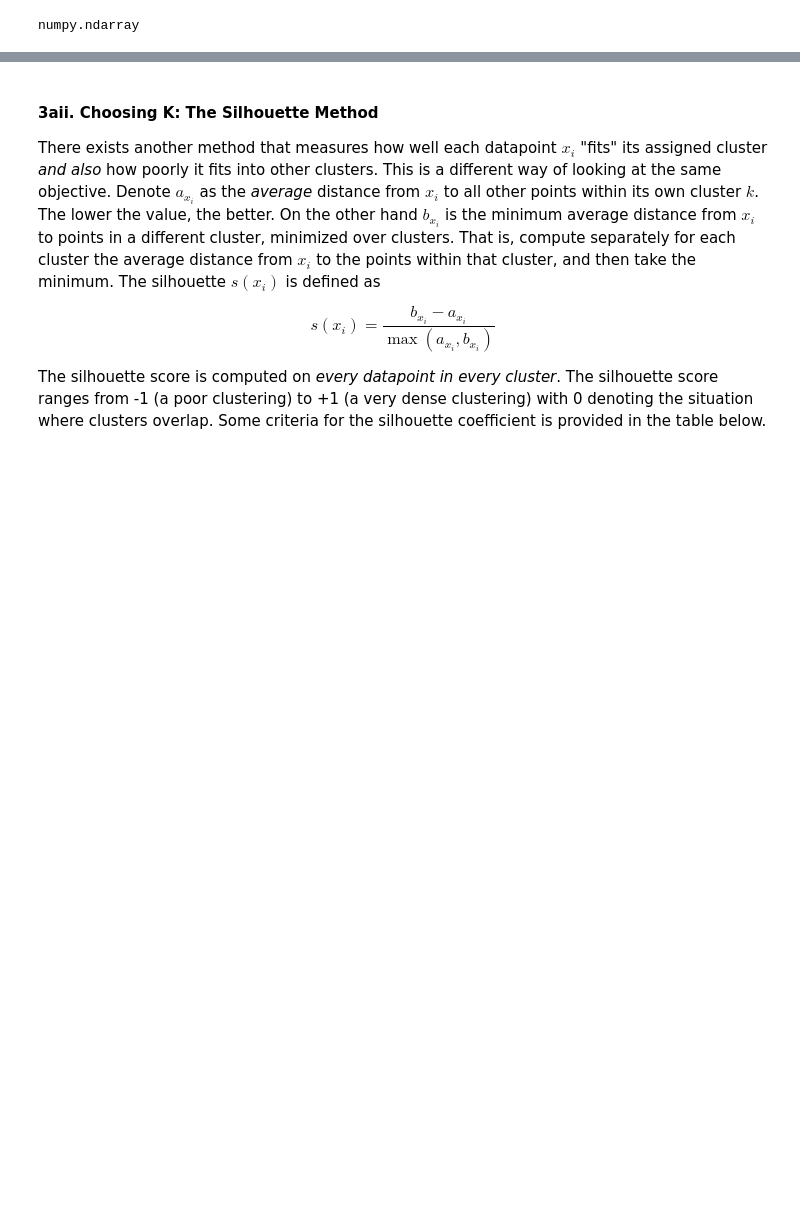
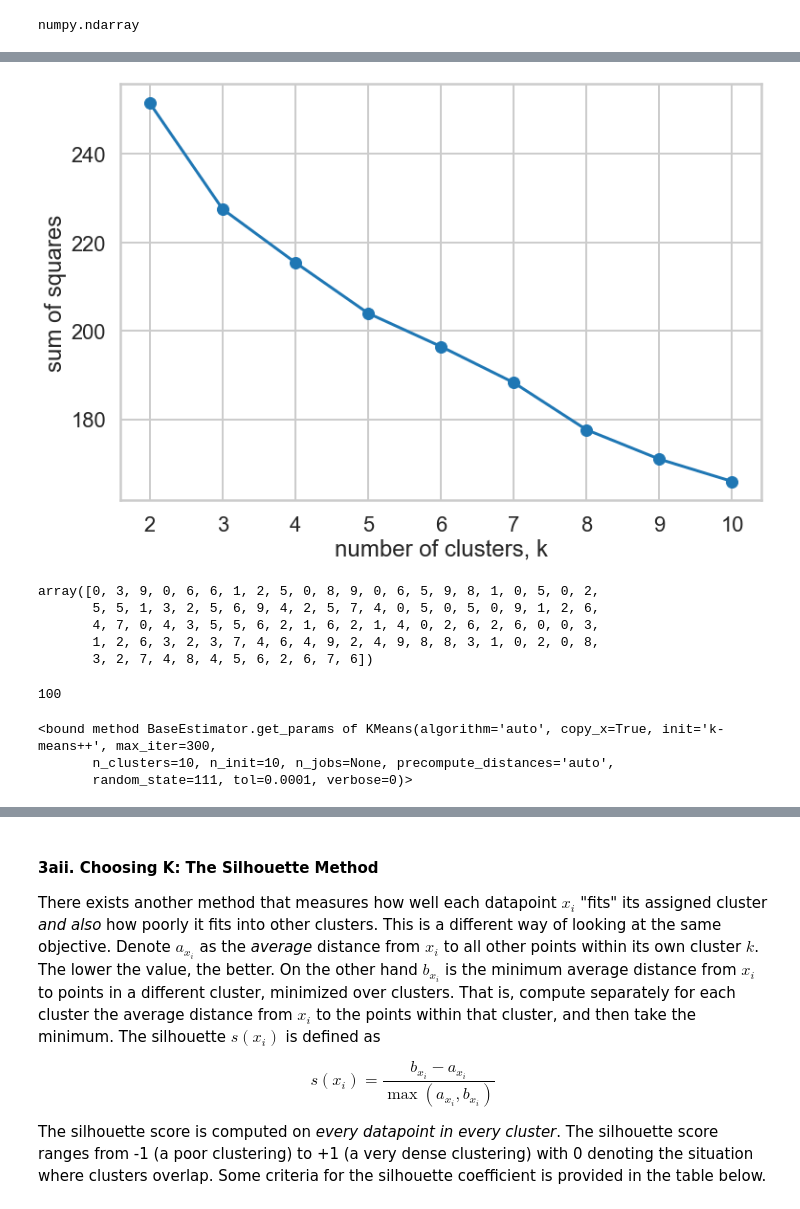
Before and after one commit to pauljacob/mini_projects, a Jupyter notebook: 1602764303_Clustering_Case_Study_updated_10_15_2020/Clustering Case Study - Customer Segmentation with K-Means - Tier 3v2.ipynb, the cells around one changed output, grey strips where cells are left out. Saved outputs shown, nothing was run; the diff lists cells and outputs as text; code cells hidden in the pictures; blank space fills up the shorter version.

```diff
--- a/1602764303_Clustering_Case_Study_updated_10_15_2020/Clustering Case Study - Customer Segmentation with K-Means - Tier 3v2.ipynb
+++ b/1602764303_Clustering_Case_Study_updated_10_15_2020/Clustering Case Study - Customer Segmentation with K-Means - Tier 3v2.ipynb
@@ -195,0 +242,21 @@ numpy.ndarray
+# %%
+ss = []
+ns = range(2,11)
+labels = []
+for n in ns:
+    kmeans = KMeans(n_clusters=n, random_state = 111)
+    transform = kmeans.fit_transform(x_rows)
+    ss.append(kmeans.inertia_)
+    #labels.append(kmeans.labels_)
+    #print(ss)
+ss
+#plt.size([10, 9])
+plt.figure(figsize=(12,8))
+plt.plot(ns, ss, '-o')
+#plt.scatter(ns, ss,)
+plt.xlabel('number of clusters, k')
+plt.ylabel('sum of squares')
+#plt.xticks(ns)
+plt.show()
+# %% [output]
+[figure, added]
@@ -195,0 +265,8 @@ numpy.ndarray
+# %%
+kmeans.labels_
+# %% [output]
+array([0, 3, 9, 0, 6, 6, 1, 2, 5, 0, 8, 9, 0, 6, 5, 9, 8, 1, 0, 5, 0, 2,
+       5, 5, 1, 3, 2, 5, 6, 9, 4, 2, 5, 7, 4, 0, 5, 0, 5, 0, 9, 1, 2, 6,
+       4, 7, 0, 4, 3, 5, 5, 6, 2, 1, 6, 2, 1, 4, 0, 2, 6, 2, 6, 0, 0, 3,
+       1, 2, 6, 3, 2, 3, 7, 4, 6, 4, 9, 2, 4, 9, 8, 8, 3, 1, 0, 2, 0, 8,
+       3, 2, 7, 4, 8, 4, 5, 6, 2, 6, 7, 6])
@@ -195,0 +275,10 @@ numpy.ndarray
+# %%
+kmeans.labels_.size
+# %% [output]
+100
+# %%
+kmeans.get_params
+# %% [output]
+<bound method BaseEstimator.get_params of KMeans(algorithm='auto', copy_x=True, init='k-means++', max_iter=300,
+       n_clusters=10, n_init=10, n_jobs=None, precompute_distances='auto',
+       random_state=111, tol=0.0001, verbose=0)>
```
Also changed, not shown: parts of 41 cells of this notebook.
